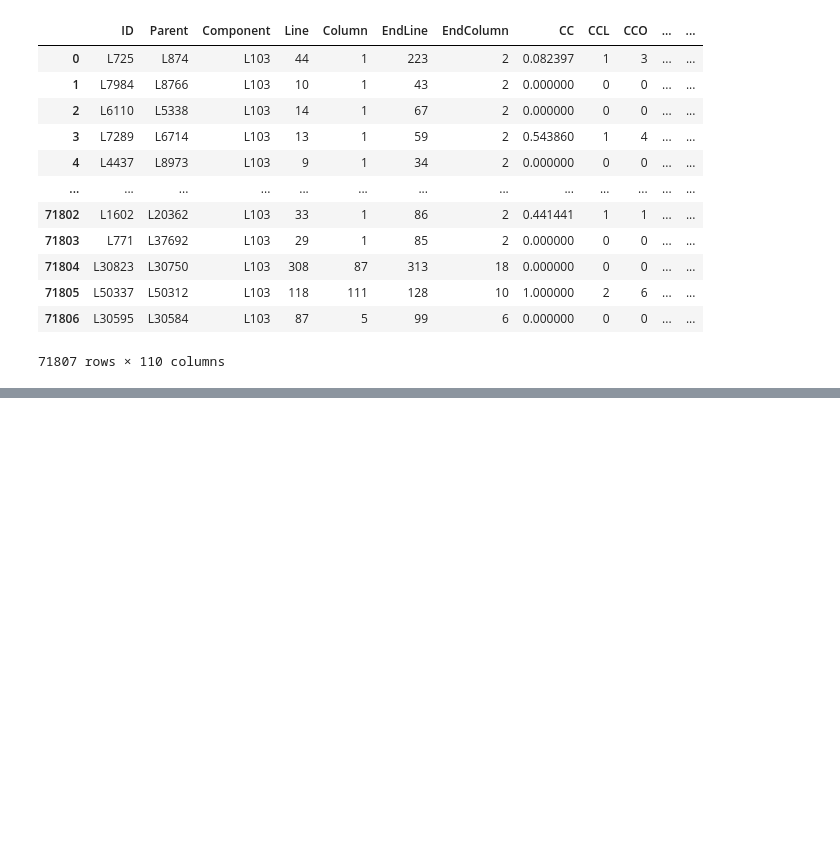
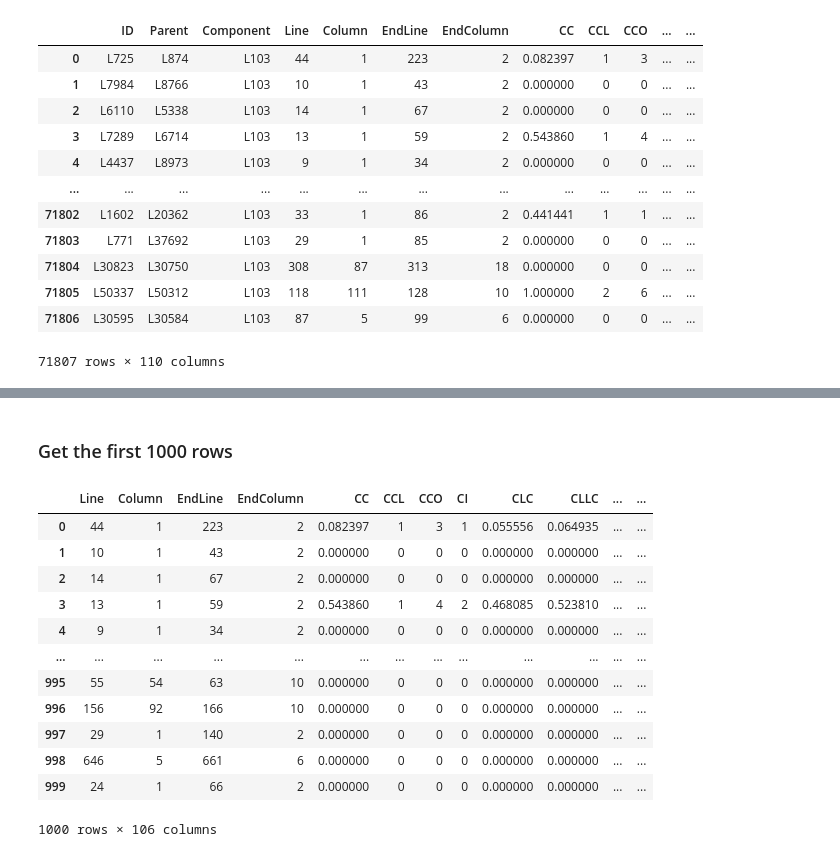
Before and after one commit to pedromtelho/UPorto-DataAnalysis, a Jupyter notebook: project.ipynb, the cells around one changed output, grey strips where cells are left out. Drawn from its saved outputs; the diff is of its cells as text; code cells hidden in the pictures; blank space fills up the shorter version.

```diff
--- a/project.ipynb
+++ b/project.ipynb
@@ -35,0 +51,19 @@ df
+# %% [markdown]
+### Get the first 1000 rows
+# %%
+df = df.head(1000)
+df
+# %% [output]
+|  | Line | Column | EndLine | EndColumn | CC | CCL | CCO | CI | CLC | CLLC | ... | ... |
+| 0 | 44 | 1 | 223 | 2 | 0.082397 | 1 | 3 | 1 | 0.055556 | 0.064935 | ... | ... |
+| 1 | 10 | 1 | 43 | 2 | 0.000000 | 0 | 0 | 0 | 0.000000 | 0.000000 | ... | ... |
+| 2 | 14 | 1 | 67 | 2 | 0.000000 | 0 | 0 | 0 | 0.000000 | 0.000000 | ... | ... |
+| 3 | 13 | 1 | 59 | 2 | 0.543860 | 1 | 4 | 2 | 0.468085 | 0.523810 | ... | ... |
+| 4 | 9 | 1 | 34 | 2 | 0.000000 | 0 | 0 | 0 | 0.000000 | 0.000000 | ... | ... |
+| ... | ... | ... | ... | ... | ... | ... | ... | ... | ... | ... | ... | ... |
+| 995 | 55 | 54 | 63 | 10 | 0.000000 | 0 | 0 | 0 | 0.000000 | 0.000000 | ... | ... |
+| 996 | 156 | 92 | 166 | 10 | 0.000000 | 0 | 0 | 0 | 0.000000 | 0.000000 | ... | ... |
+| 997 | 29 | 1 | 140 | 2 | 0.000000 | 0 | 0 | 0 | 0.000000 | 0.000000 | ... | ... |
+| 998 | 646 | 5 | 661 | 6 | 0.000000 | 0 | 0 | 0 | 0.000000 | 0.000000 | ... | ... |
+| 999 | 24 | 1 | 66 | 2 | 0.000000 | 0 | 0 | 0 | 0.000000 | 0.000000 | ... | ... |
+1000 rows × 106 columns
```
Also changed, not shown: parts of 14 cells of this notebook, 1 other file.
